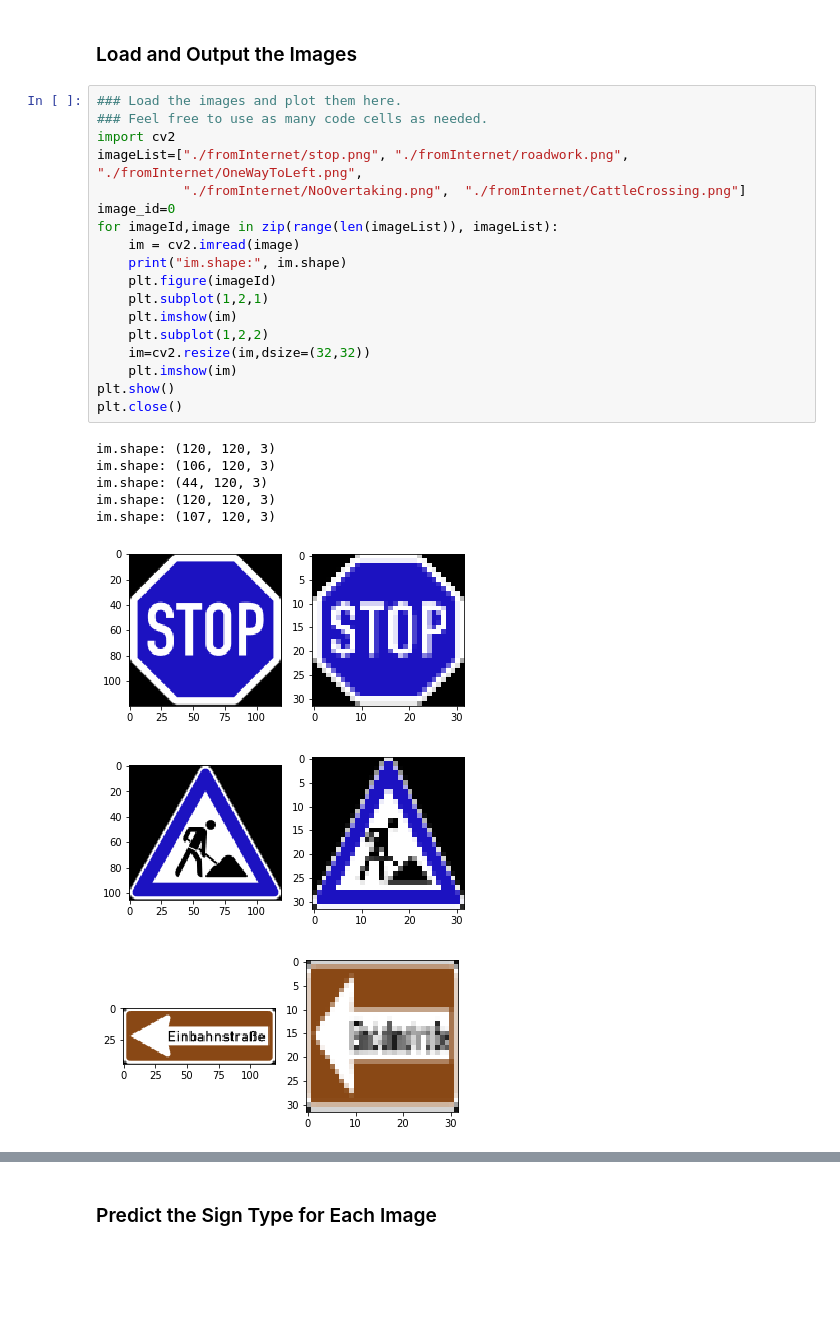
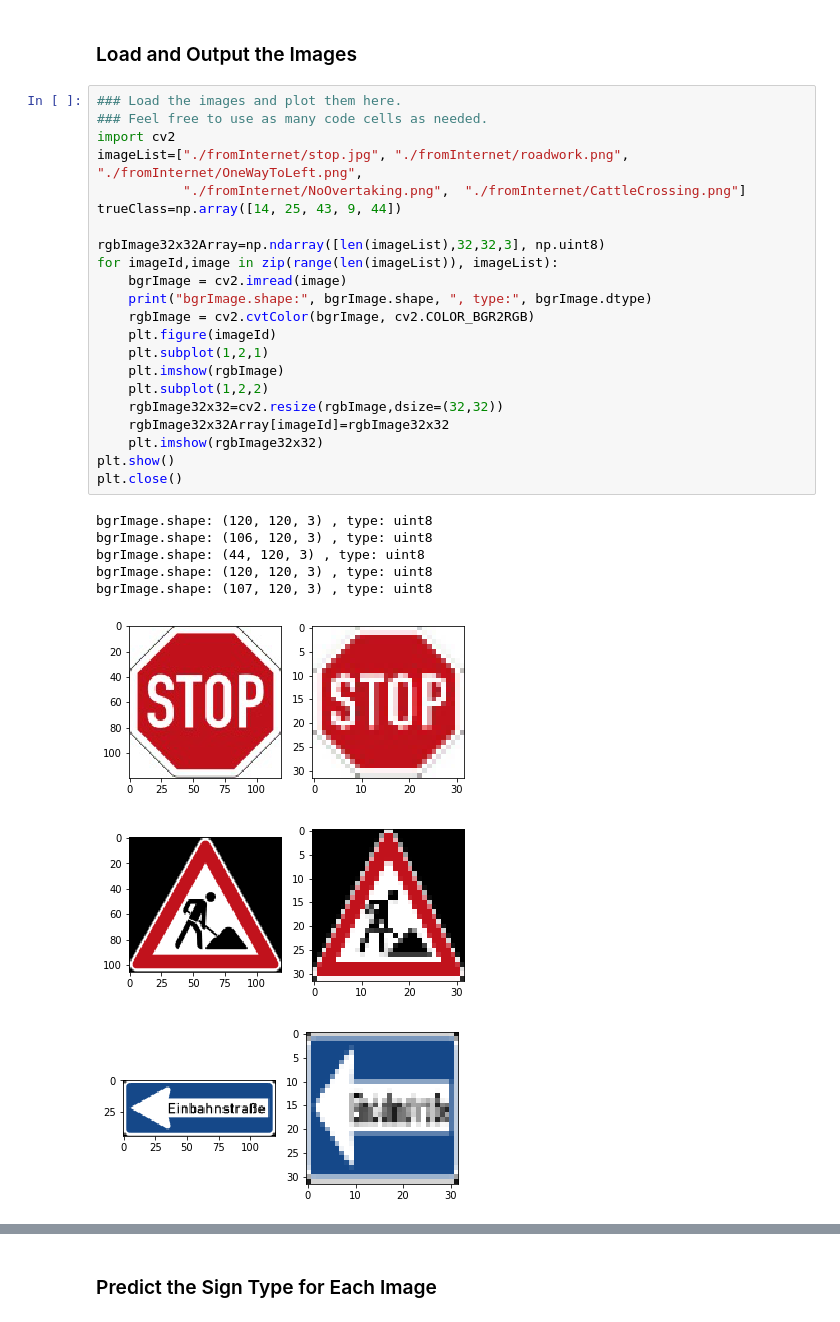
Before and after one commit to autohandle/TrafficSignClassifierProject, a Jupyter notebook: Traffic_Sign_Classifier.ipynb, the cells around one changed output, grey strips where cells are left out. Drawn from its saved outputs; the diff is of its cells as text; blank space fills up the shorter version.

Commit message:
raw prediction of internet signs

```diff
--- a/Traffic_Sign_Classifier.ipynb
+++ b/Traffic_Sign_Classifier.ipynb
@@ -654,27 +671,31 @@ You may find `signnames.csv` useful as it contains mappings from the class id (i
 # %%
 ### Load the images and plot them here.
 ### Feel free to use as many code cells as needed.
 import cv2
-imageList=["./fromInternet/stop.png", "./fromInternet/roadwork.png",  "./fromInternet/OneWayToLeft.png",
+imageList=["./fromInternet/stop.jpg", "./fromInternet/roadwork.png",  "./fromInternet/OneWayToLeft.png",
            "./fromInternet/NoOvertaking.png",  "./fromInternet/CattleCrossing.png"]
-image_id=0
+trueClass=np.array([14, 25, 43, 9, 44])
+
+rgbImage32x32Array=np.ndarray([len(imageList),32,32,3], np.uint8)
 for imageId,image in zip(range(len(imageList)), imageList):
-    im = cv2.imread(image)
-    print("im.shape:", im.shape)
+    bgrImage = cv2.imread(image)
+    print("bgrImage.shape:", bgrImage.shape, ", type:", bgrImage.dtype)
+    rgbImage = cv2.cvtColor(bgrImage, cv2.COLOR_BGR2RGB)
     plt.figure(imageId)
     plt.subplot(1,2,1)
-    plt.imshow(im)
+    plt.imshow(rgbImage)
     plt.subplot(1,2,2)
-    im=cv2.resize(im,dsize=(32,32))
-    plt.imshow(im)
+    rgbImage32x32=cv2.resize(rgbImage,dsize=(32,32))
+    rgbImage32x32Array[imageId]=rgbImage32x32
+    plt.imshow(rgbImage32x32)
 plt.show()
 plt.close()
 # %% [output]
-im.shape: (120, 120, 3)
-im.shape: (106, 120, 3)
-im.shape: (44, 120, 3)
-im.shape: (120, 120, 3)
-im.shape: (107, 120, 3)
+bgrImage.shape: (120, 120, 3) , type: uint8
+bgrImage.shape: (106, 120, 3) , type: uint8
+bgrImage.shape: (44, 120, 3) , type: uint8
+bgrImage.shape: (120, 120, 3) , type: uint8
+bgrImage.shape: (107, 120, 3) , type: uint8
-[figure, old version]
+[figure, new version]
-[figure, old version]
+[figure, new version]
-[figure, old version]
+[figure, new version]
```
Also changed, not shown: parts of 7 cells of this notebook.
